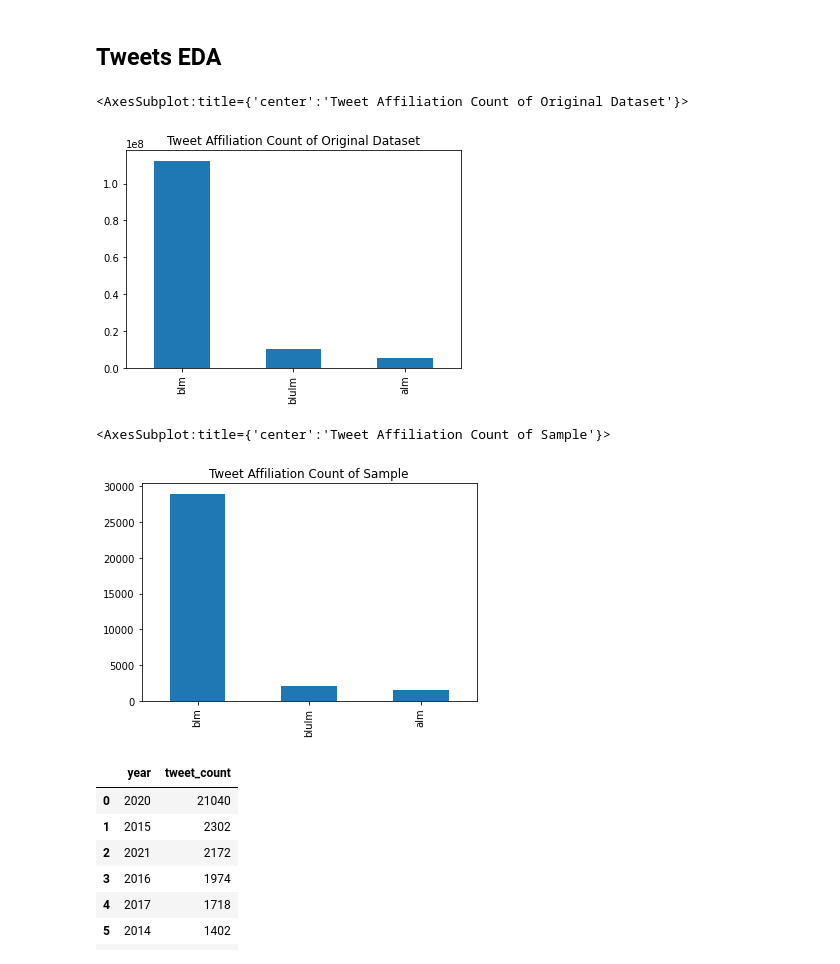
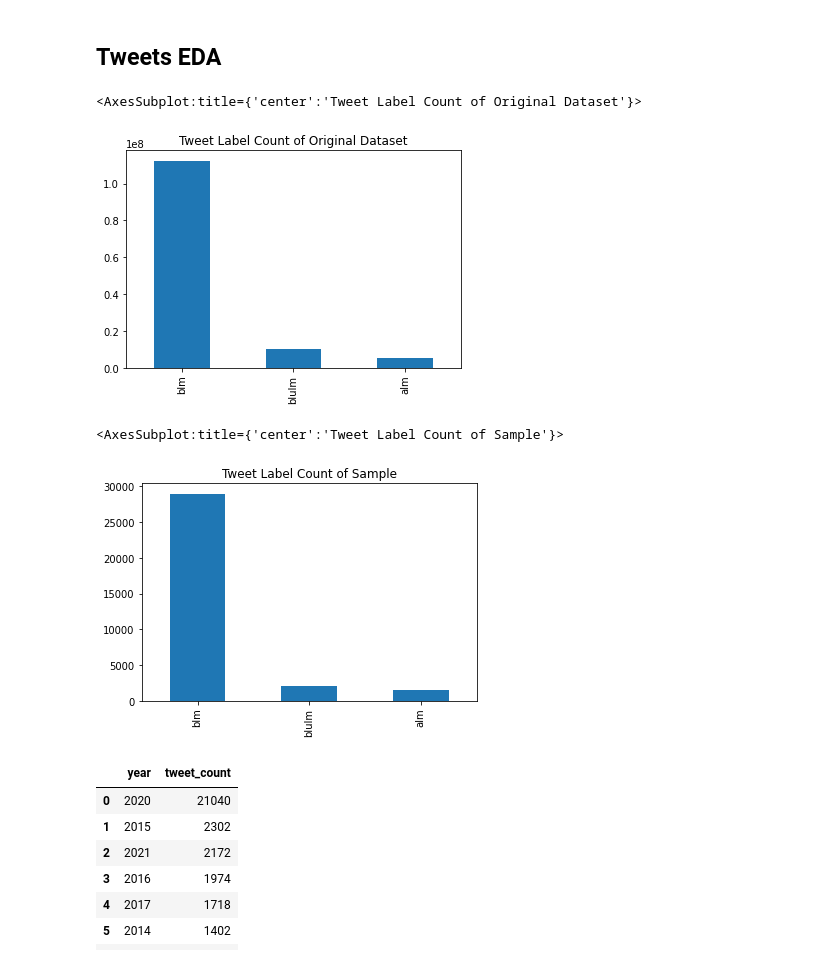
Before and after one commit to dowoma/DDS_BLM, a Jupyter notebook: data_cleaning_eda.ipynb, the cells around one changed output. Drawn from its saved outputs; the diff is of its cells as text; code cells hidden in the pictures.

```diff
--- a/data_cleaning_eda.ipynb
+++ b/data_cleaning_eda.ipynb
@@ -1033,15 +1037,15 @@ tweets_ids_full.shape
 # %% [markdown]
 ## Tweets EDA
 # %%
-tweets_ids_full['label'].value_counts().plot(kind='bar', title="Tweet Affiliation Count of Original Dataset")
+tweets_ids_full['label'].value_counts().plot(kind='bar', title="Tweet Label Count of Original Dataset")
 # %% [output]
-<AxesSubplot:title={'center':'Tweet Affiliation Count of Original Dataset'}>
+<AxesSubplot:title={'center':'Tweet Label Count of Original Dataset'}>
-[figure, old version]
+[figure, new version]
 # %%
-final_merge['label'].value_counts().plot(kind='bar', title="Tweet Affiliation Count of Sample")
+final_merge['label'].value_counts().plot(kind='bar', title="Tweet Label Count of Sample")
 # %% [output]
-<AxesSubplot:title={'center':'Tweet Affiliation Count of Sample'}>
+<AxesSubplot:title={'center':'Tweet Label Count of Sample'}>
-[figure, old version]
+[figure, new version]
 # %%
 tweets_by_year = pd.DataFrame(final_merge['time'].dt.year.value_counts().reset_index().values, columns=["year","tweet_count"])
 tweets_by_year
```
Also changed, not shown: parts of 4 cells of this notebook.
